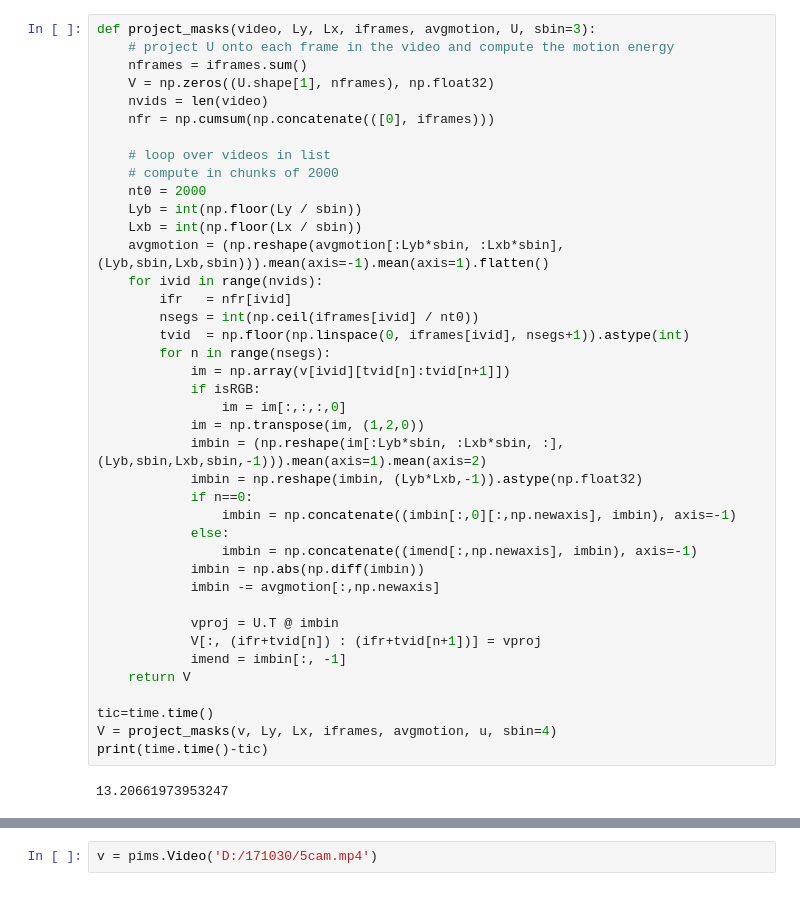
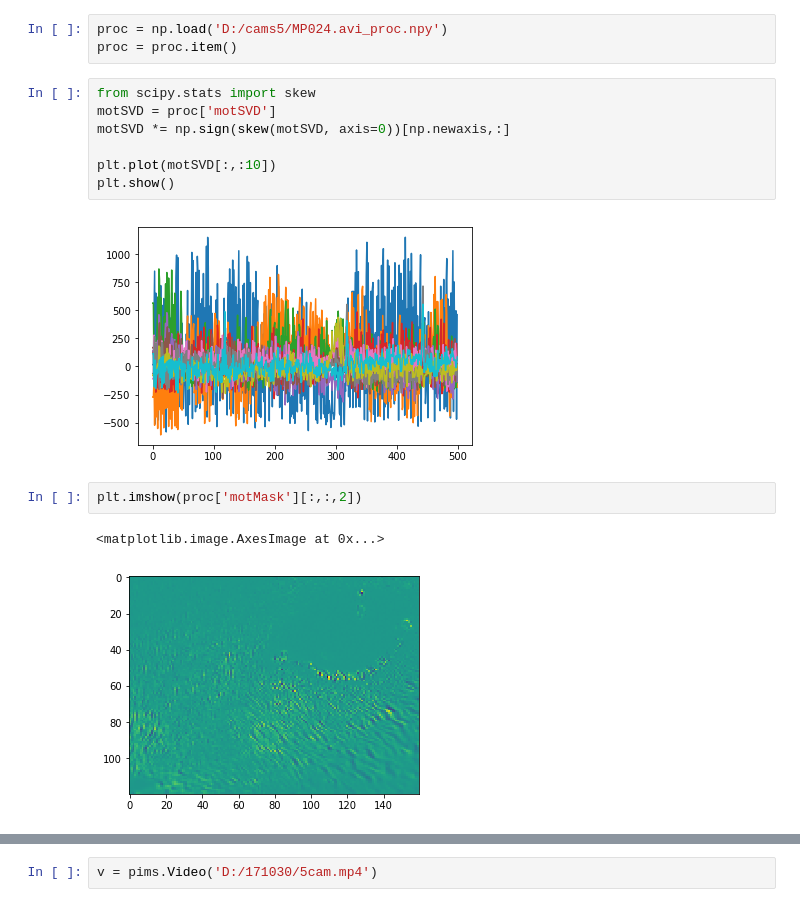
Before and after one commit to MouseLand/facemap, a Jupyter notebook: Untitled.ipynb, the cells around one changed output, grey strips where cells are left out. Drawn from its saved outputs; the diff is of its cells as text.

```diff
--- a/Untitled.ipynb
+++ b/Untitled.ipynb
@@ -143,42 +7,17 @@ print(time.time() - tic)
-# %%
-def project_masks(video, Ly, Lx, iframes, avgmotion, U, sbin=3):
-    # project U onto each frame in the video and compute the motion energy
-    nframes = iframes.sum()
-    V = np.zeros((U.shape[1], nframes), np.float32)
-    nvids = len(video)
-    nfr = np.cumsum(np.concatenate(([0], iframes)))
-
-    # loop over videos in list
-    # compute in chunks of 2000
-    nt0 = 2000
-    Lyb = int(np.floor(Ly / sbin))
-    Lxb = int(np.floor(Lx / sbin))
-    avgmotion = (np.reshape(avgmotion[:Lyb*sbin, :Lxb*sbin], (Lyb,sbin,Lxb,sbin))).mean(axis=-1).mean(axis=1).flatten()
-    for ivid in range(nvids):
-        ifr   = nfr[ivid]
-        nsegs = int(np.ceil(iframes[ivid] / nt0))
-        tvid  = np.floor(np.linspace(0, iframes[ivid], nsegs+1)).astype(int)
-        for n in range(nsegs):
-            im = np.array(v[ivid][tvid[n]:tvid[n+1]])
-            if isRGB:
-                im = im[:,:,:,0]
-            im = np.transpose(im, (1,2,0))
-            imbin = (np.reshape(im[:Lyb*sbin, :Lxb*sbin, :], (Lyb,sbin,Lxb,sbin,-1))).mean(axis=1).mean(axis=2)
-            imbin = np.reshape(imbin, (Lyb*Lxb,-1)).astype(np.float32)
-            if n==0:
-                imbin = np.concatenate((imbin[:,0][:,np.newaxis], imbin), axis=-1)
-            else:
-                imbin = np.concatenate((imend[:,np.newaxis], imbin), axis=-1)
-            imbin = np.abs(np.diff(imbin))
-            imbin -= avgmotion[:,np.newaxis]
-
-            vproj = U.T @ imbin
-            V[:, (ifr+tvid[n]) : (ifr+tvid[n+1])] = vproj
-            imend = imbin[:, -1]
-    return V
-
-tic=time.time()
-V = project_masks(v, Ly, Lx, iframes, avgmotion, u, sbin=4)
-print(time.time()-tic)
-# %% [output]
-13.20661973953247
+# %%
+proc = np.load('D:/cams5/MP024.avi_proc.npy')
+proc = proc.item()
+# %%
+from scipy.stats import skew
+motSVD = proc['motSVD']
+motSVD *= np.sign(skew(motSVD, axis=0))[np.newaxis,:]
+
+plt.plot(motSVD[:,:10])
+plt.show()
+# %% [output]
+[figure, added]
+# %%
+plt.imshow(proc['motMask'][:,:,2])
+# %% [output]
+<matplotlib.image.AxesImage at 0x...>
+[figure, added]
```
Also changed, not shown: parts of 13 cells of this notebook, 2 other files.
